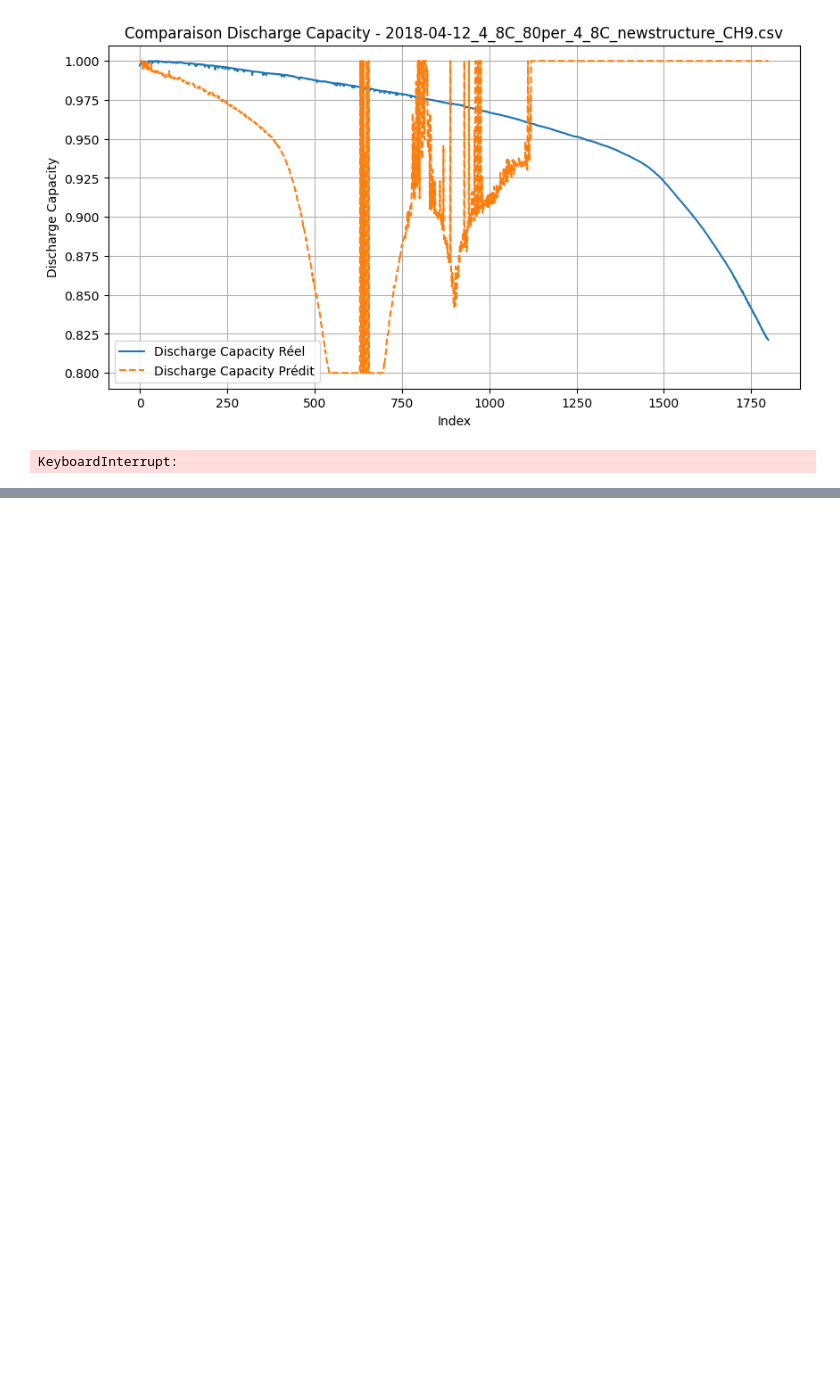
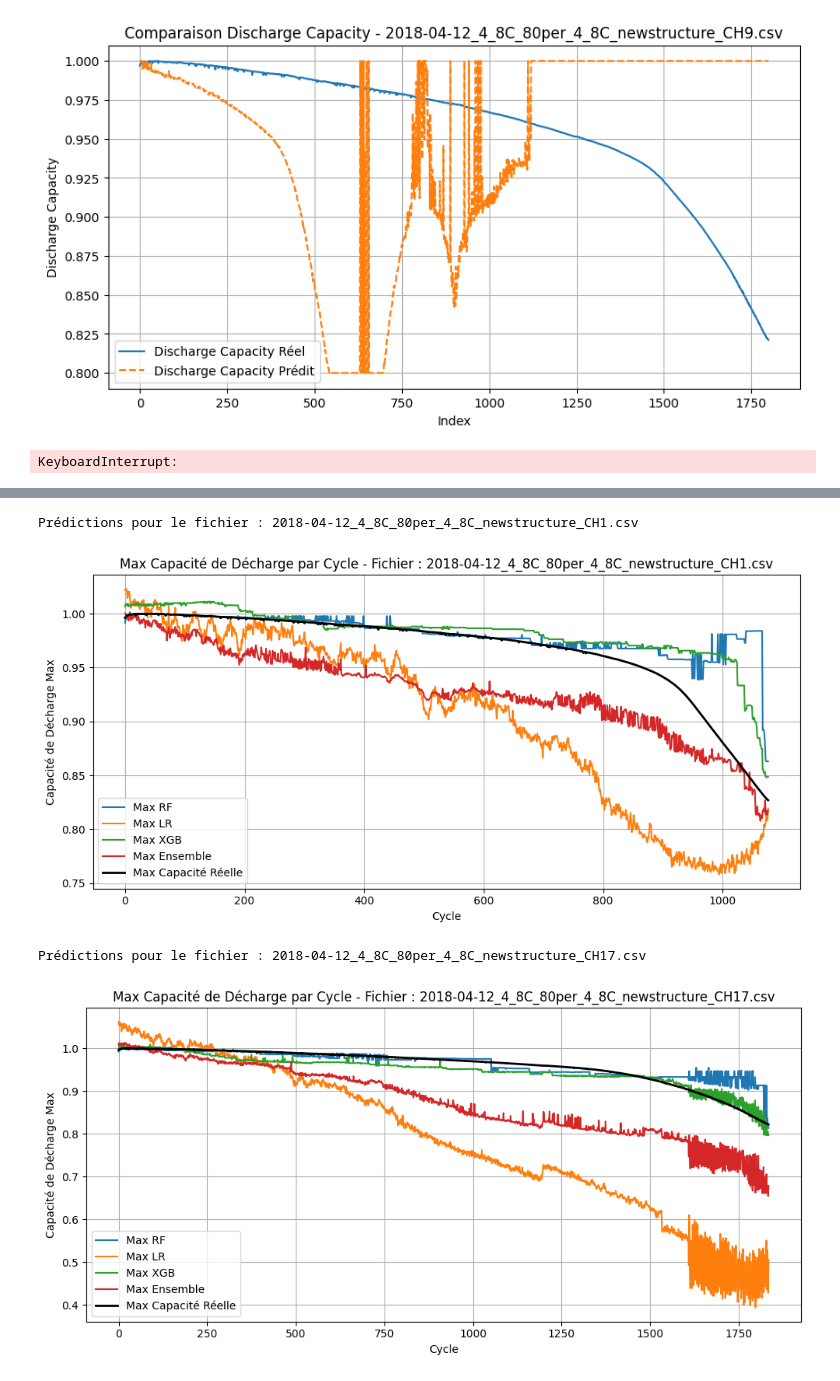
Before and after one commit to SalimMabed/PHM-Batteries, a Jupyter notebook: first_modele.ipynb, the cells around one changed output, grey strips where cells are left out. Drawn from its saved outputs; the diff is of its cells as text; code cells hidden in the pictures; blank space fills up the shorter version.

```diff
--- a/first_modele.ipynb
+++ b/first_modele.ipynb
@@ -826,0 +865,80 @@ R-squared (R²): -153.0589579831355
+# %%
+import os
+import pandas as pd
+from sklearn.metrics import mean_squared_error
+import joblib
+import matplotlib.pyplot as plt
+import xgboost as xgb
+
+# Chemin vers le répertoire contenant les fichiers CSV
+data_path = r'C:\\Users\\pc\\Desktop\\data\\all batchs'
+
+# Lister tous les fichiers CSV dans le répertoire donné
+csv_files = [f for f in os.listdir(data_path) if f.endswith('.csv')]
+
+# Sélectionner les fichiers pour l'entraînement et le test
+train_files = csv_files[:12]  # Les 12 premiers fichiers pour l'entraînement
+test_files = csv_files[12:]    # Les fichiers restants pour le test
+
+# Charger les modèles
+rf_model = joblib.load('Models/random_forest_model.pkl')
+lr_model = joblib.load('Models/linear_regression_model.pkl')
+xgb_model = xgb.XGBRegressor()
+xgb_model.load_model('Models/xgb.json')
+ensemble_model = joblib.load('Models/ensemble_model.pkl')
+
+# Tester le modèle sur chaque fichier de test
+for csv_file in test_files:
+    file_path = os.path.join(data_path, csv_file)
+    df_test = pd.read_csv(file_path)
+
+    # Afficher le nom du fichier en cours de traitement
+    print(f"Prédictions pour le fichier : {csv_file}")
+
+    # Supposons que tu as une colonne 'Cycle_Index' dans df_test
+    cycle_index = df_test['Cycle_Index']  # Remplace par le nom correct de la colonne si nécessaire
+    X_test = df_test.drop(columns=['Discharge_Capacity'])
+    y_test = df_test['Discharge_Capacity'].clip(0.8, 1)
+
+    # Faire des prédictions
+    rf_pred = rf_model.predict(X_test)
+    lr_pred = lr_model.predict(X_test)
+    xgb_pred = xgb_model.predict(X_test)
+    ensemble_pred = ensemble_model.predict(X_test)
+
+    # Calculer le maximum par cycle pour chaque modèle
+    rf_pred_max_per_cycle = pd.Series(rf_pred).groupby(cycle_index).max()
+    lr_pred_max_per_cycle = pd.Series(lr_pred).groupby(cycle_index).max()
+    xgb_pred_max_per_cycle = pd.Series(xgb_pred).groupby(cycle_index).max()
+    ensemble_pred_max_per_cycle = pd.Series(ensemble_pred).groupby(cycle_index).max()
+
+    # Calculer le max de la capacité de décharge réelle par cycle
+    discharge_capacity_max_per_cycle = df_test.groupby('Cycle_Index')['Discharge_Capacity'].max()
+
+    # Créer un graphique par fichier avec les prédictions de tous les modèles et les données réelles
+    plt.figure(figsize=(10, 5))
+
+    # Tracer les prédictions maximales pour chaque modèle
+    rf_pred_max_per_cycle.plot(label='Max RF')
+    lr_pred_max_per_cycle.plot(label='Max LR')
+    xgb_pred_max_per_cycle.plot(label='Max XGB')
+    ensemble_pred_max_per_cycle.plot(label='Max Ensemble')
+
+    # Tracer les valeurs maximales réelles de la capacité de décharge
+    discharge_capacity_max_per_cycle.plot(label='Max Capacité Réelle', linestyle='-', linewidth=2, color='black')
+
+    # Ajouter un titre et des étiquettes
+    plt.title(f'Max Capacité de Décharge par Cycle - Fichier : {csv_file}')
+    plt.xlabel('Cycle')
+    plt.ylabel('Capacité de Décharge Max')
+    plt.legend()
+    plt.grid()
+    plt.tight_layout()
+
+    # Afficher le graphique
+    plt.show()
+# %% [output]
+Prédictions pour le fichier : 2018-04-12_4_8C_80per_4_8C_newstructure_CH1.csv
+[figure, added]
+Prédictions pour le fichier : 2018-04-12_4_8C_80per_4_8C_newstructure_CH17.csv
+[figure, added]
```
Also changed, not shown: parts of 6 cells of this notebook, 6 other files.
